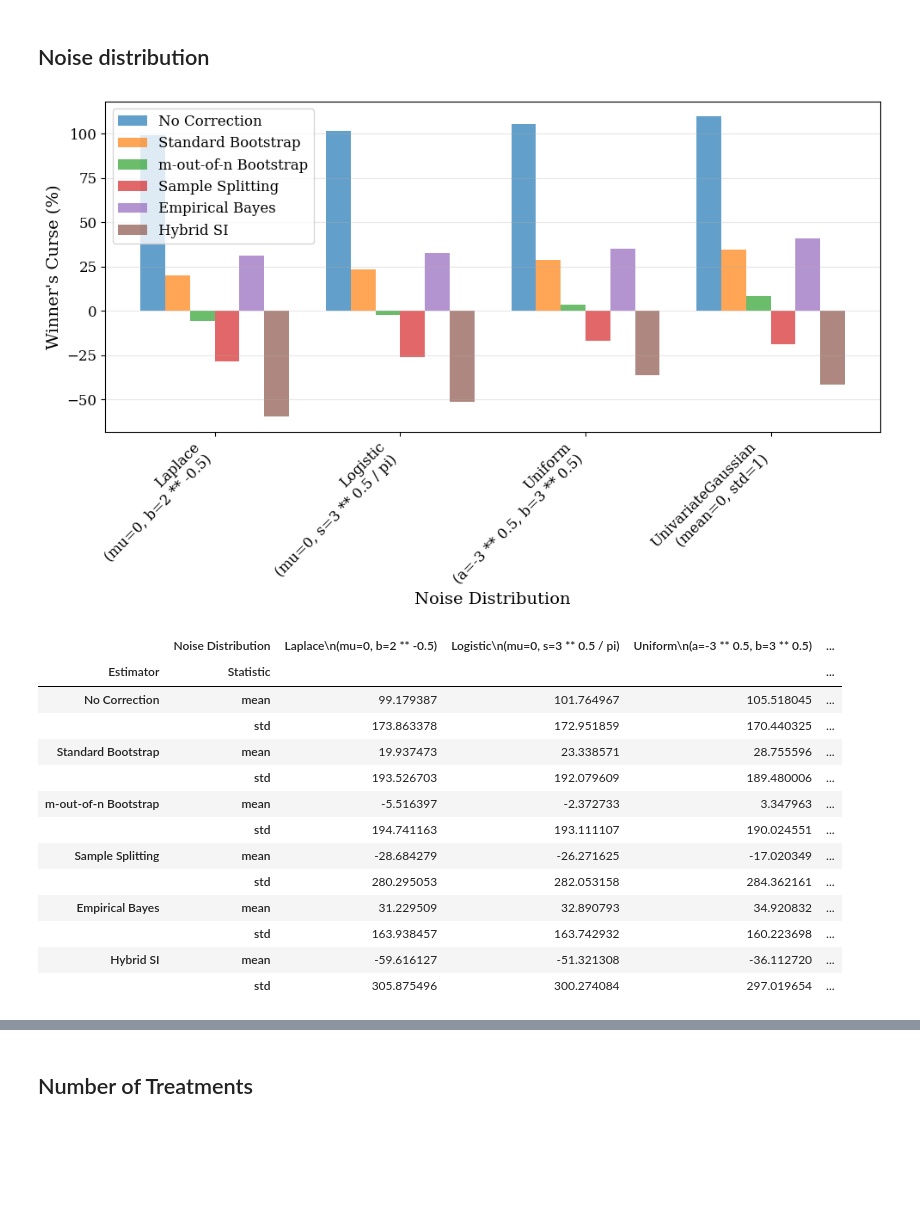
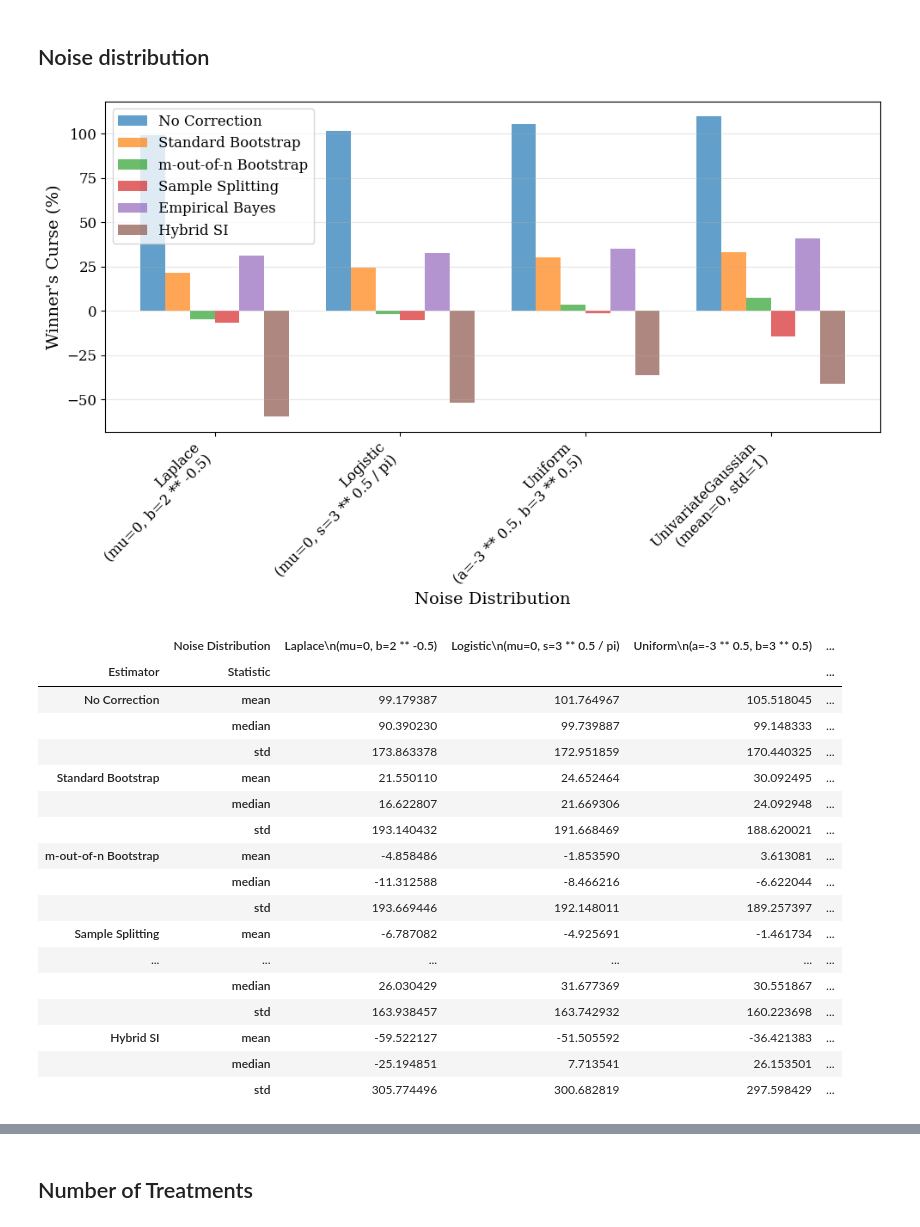
Before and after one commit to iamsikun/winners-curse, a Jupyter notebook: notebooks/ab_test.ipynb, the cells around one changed output, grey strips where cells are left out. Drawn from its saved outputs; the diff is of its cells as text; code cells hidden in the pictures; blank space fills up the shorter version.

```diff
--- a/notebooks/ab_test.ipynb
+++ b/notebooks/ab_test.ipynb
@@ -1310,7 +1312,7 @@ Conditional SI
 # %% [markdown]
 ## Noise distribution
 # %%
-result_dir = '../results/ab_test_noise_vars_20251122_124753'
+result_dir = '../results/ab_test_noise_vars_20251210_235231/'
 
 with open(result_dir + '/results.pkl', 'rb') as f:
     results = pickle.load(f)
@@ -1320,24 +1322,28 @@ with open(result_dir + '/config.json', 'r') as f:
 # %%
 plot_noise_dist_wc_comparison(
     results, config
 )
 compute_noise_dist_sum_stats(
-    results, config, stats_list=['mean', 'std']
+    results, config, stats_list=['mean', 'median', 'std']
 )
 # %% [output]
-[figure, old version]
+[figure, new version]
 |  | Noise Distribution | Laplace\n(mu=0, b=2 ** -0.5) | Logistic\n(mu=0, s=3 ** 0.5 / pi) | Uniform\n(a=-3 ** 0.5, b=3 ** 0.5) | ... |
 | Estimator | Statistic |  |  |  | ... |
 | No Correction | mean | 99.179387 | 101.764967 | 105.518045 | ... |
+|  | median | 90.390230 | 99.739887 | 99.148333 | ... |
 |  | std | 173.863378 | 172.951859 | 170.440325 | ... |
-| Standard Bootstrap | mean | 19.937473 | 23.338571 | 28.755596 | ... |
-|  | std | 193.526703 | 192.079609 | 189.480006 | ... |
-| m-out-of-n Bootstrap | mean | -5.516397 | -2.372733 | 3.347963 | ... |
-|  | std | 194.741163 | 193.111107 | 190.024551 | ... |
-| Sample Splitting | mean | -28.684279 | -26.271625 | -17.020349 | ... |
-|  | std | 280.295053 | 282.053158 | 284.362161 | ... |
-| Empirical Bayes | mean | 31.229509 | 32.890793 | 34.920832 | ... |
+| Standard Bootstrap | mean | 21.550110 | 24.652464 | 30.092495 | ... |
+|  | median | 16.622807 | 21.669306 | 24.092948 | ... |
+|  | std | 193.140432 | 191.668469 | 188.620021 | ... |
+| m-out-of-n Bootstrap | mean | -4.858486 | -1.853590 | 3.613081 | ... |
+|  | median | -11.312588 | -8.466216 | -6.622044 | ... |
+|  | std | 193.669446 | 192.148011 | 189.257397 | ... |
+| Sample Splitting | mean | -6.787082 | -4.925691 | -1.461734 | ... |
+| ... | ... | ... | ... | ... | ... |
+|  | median | 26.030429 | 31.677369 | 30.551867 | ... |
 |  | std | 163.938457 | 163.742932 | 160.223698 | ... |
-| Hybrid SI | mean | -59.616127 | -51.321308 | -36.112720 | ... |
-|  | std | 305.875496 | 300.274084 | 297.019654 | ... |
+| Hybrid SI | mean | -59.522127 | -51.505592 | -36.421383 | ... |
+|  | median | -25.194851 | 7.713541 | 26.153501 | ... |
+|  | std | 305.774496 | 300.682819 | 297.598429 | ... |
 # %%
```
Also changed, not shown: parts of 10 cells of this notebook, 5 other files.
